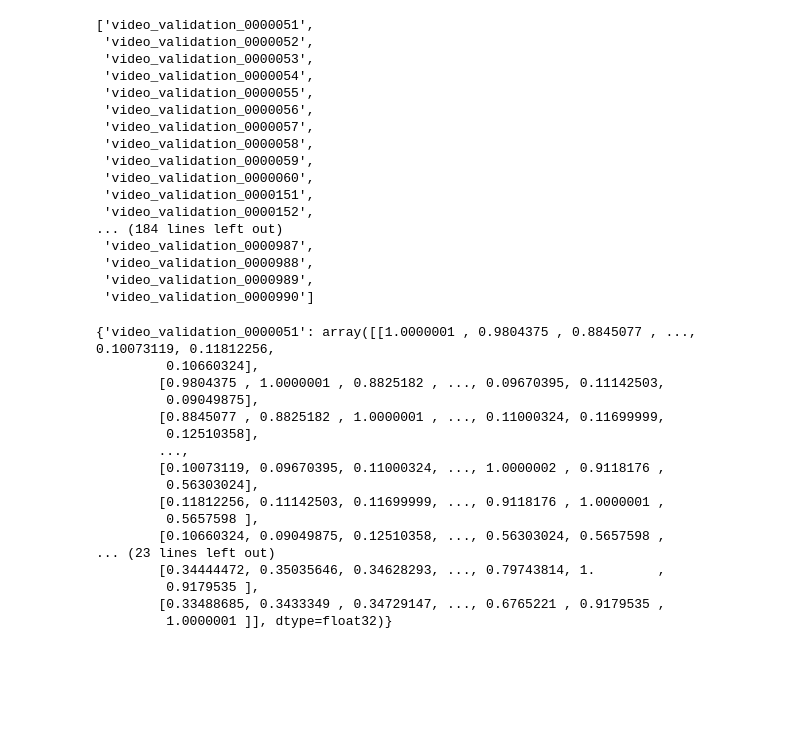
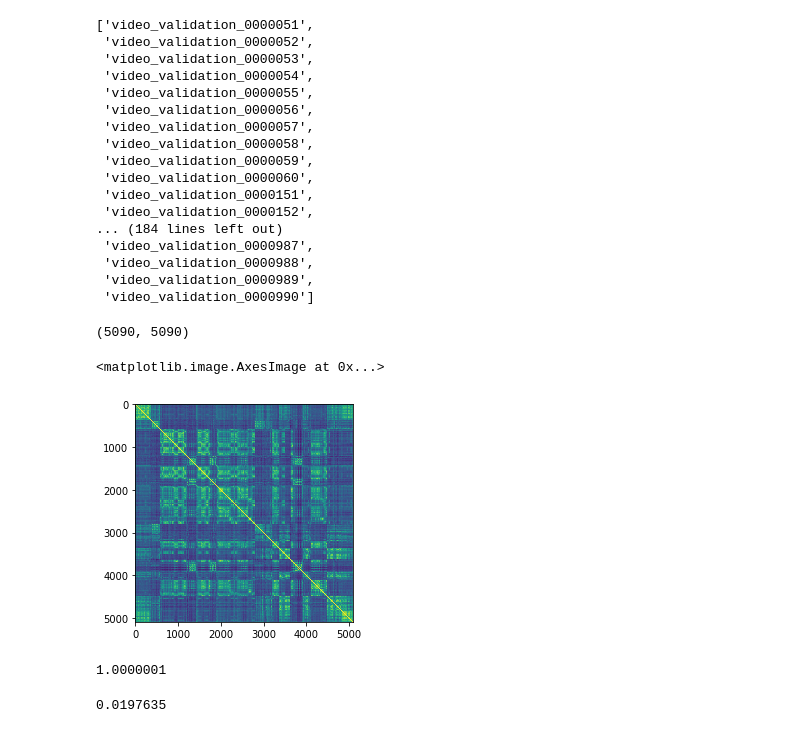
Before and after one commit to carpedkm/G_TAD_customizing, a Jupyter notebook: gtad_lib/pre_process.ipynb, the cells around one changed output. Drawn from its saved outputs; the diff is of its cells as text; code cells hidden in the pictures; blank space fills up the shorter version.

```diff
--- a/gtad_lib/pre_process.ipynb
+++ b/gtad_lib/pre_process.ipynb
@@ -73,23 +73,20 @@ for cnt, i in enumerate(video_name_list):
     similarity_info[i] = similarity
     if cnt > 1:
         break
-# %%
-similarity_info
-# %% [output]
-{'video_validation_0000051': array([[1.0000001 , 0.9804375 , 0.8845077 , ..., 0.10073119, 0.11812256,
-         0.10660324],
-        [0.9804375 , 1.0000001 , 0.8825182 , ..., 0.09670395, 0.11142503,
-         0.09049875],
-        [0.8845077 , 0.8825182 , 1.0000001 , ..., 0.11000324, 0.11699999,
-         0.12510358],
-        ...,
-        [0.10073119, 0.09670395, 0.11000324, ..., 1.0000002 , 0.9118176 ,
-         0.56303024],
-        [0.11812256, 0.11142503, 0.11699999, ..., 0.9118176 , 1.0000001 ,
-         0.5657598 ],
-        [0.10660324, 0.09049875, 0.12510358, ..., 0.56303024, 0.5657598 ,
-... (23 lines left out)
-        [0.34444472, 0.35035646, 0.34628293, ..., 0.79743814, 1.        ,
-         0.9179535 ],
-        [0.33488685, 0.3433349 , 0.34729147, ..., 0.6765221 , 0.9179535 ,
-         1.0000001 ]], dtype=float32)}
+# %%
+similarity_info[list(similarity_info.keys())[0]].shape
+# %% [output]
+(5090, 5090)
+# %%
+plt.imshow(similarity_info[list(similarity_info.keys())[0]])
+# %% [output]
+<matplotlib.image.AxesImage at 0x...>
+[figure, added]
+# %%
+max(similarity_info[list(similarity_info.keys())[0]][0])
+# %% [output]
+1.0000001
+# %%
+min(similarity_info[list(similarity_info.keys())[0]][0])
+# %% [output]
+0.0197635
```
Also changed, not shown: parts of 9 cells of this notebook, 2 other files.
